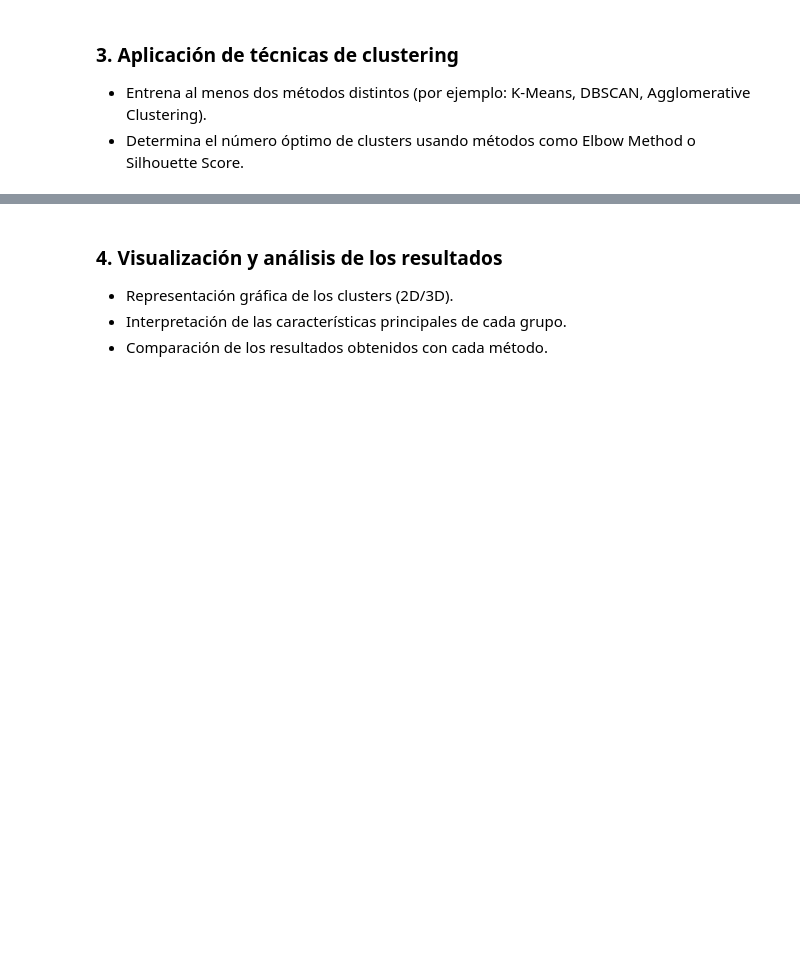
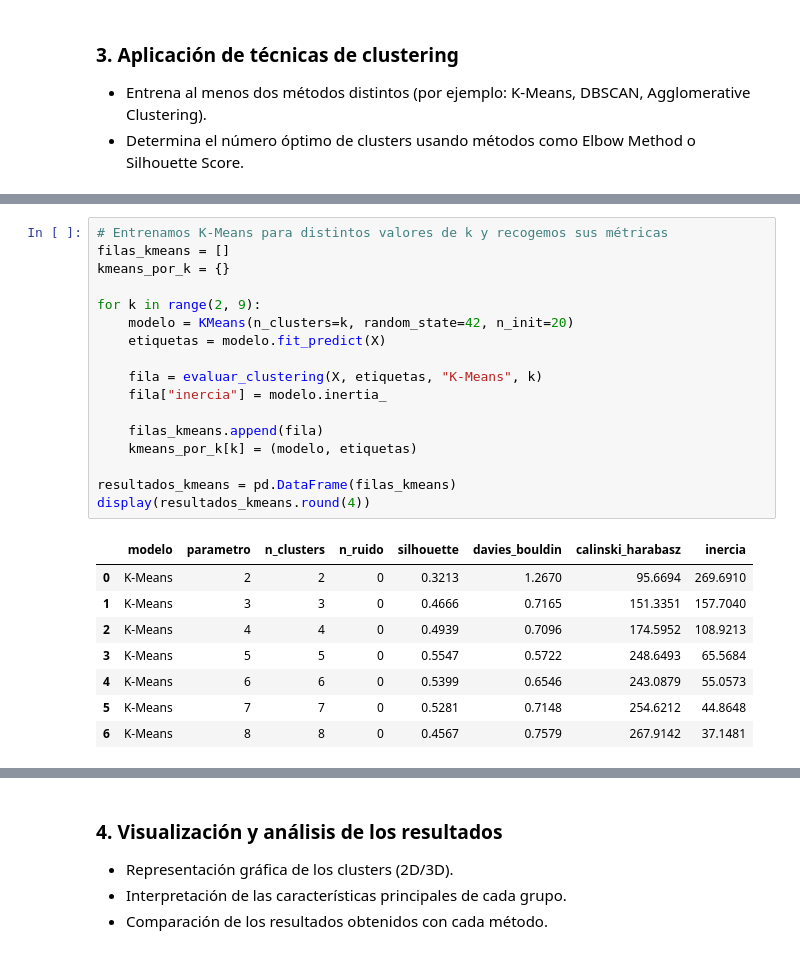
Before and after one commit to QudeCode/MSc-FIAIS-Activity-1, a Jupyter notebook: segmentacion_clientes.ipynb, the cells around one changed output, grey strips where cells are left out. Drawn from its saved outputs; the diff is of its cells as text; blank space fills up the shorter version.

```diff
--- a/segmentacion_clientes.ipynb
+++ b/segmentacion_clientes.ipynb
@@ -273,0 +338,26 @@ max                 2.92                    1.89
+# %%
+# Entrenamos K-Means para distintos valores de k y recogemos sus métricas
+filas_kmeans = []
+kmeans_por_k = {}
+
+for k in range(2, 9):
+    modelo = KMeans(n_clusters=k, random_state=42, n_init=20)
+    etiquetas = modelo.fit_predict(X)
+
+    fila = evaluar_clustering(X, etiquetas, "K-Means", k)
+    fila["inercia"] = modelo.inertia_
+
+    filas_kmeans.append(fila)
+    kmeans_por_k[k] = (modelo, etiquetas)
+
+resultados_kmeans = pd.DataFrame(filas_kmeans)
+display(resultados_kmeans.round(4))
+# %% [output]
+|  | modelo | parametro | n_clusters | n_ruido | silhouette | davies_bouldin | calinski_harabasz | inercia |
+| 0 | K-Means | 2 | 2 | 0 | 0.3213 | 1.2670 | 95.6694 | 269.6910 |
+| 1 | K-Means | 3 | 3 | 0 | 0.4666 | 0.7165 | 151.3351 | 157.7040 |
+| 2 | K-Means | 4 | 4 | 0 | 0.4939 | 0.7096 | 174.5952 | 108.9213 |
+| 3 | K-Means | 5 | 5 | 0 | 0.5547 | 0.5722 | 248.6493 | 65.5684 |
+| 4 | K-Means | 6 | 6 | 0 | 0.5399 | 0.6546 | 243.0879 | 55.0573 |
+| 5 | K-Means | 7 | 7 | 0 | 0.5281 | 0.7148 | 254.6212 | 44.8648 |
+| 6 | K-Means | 8 | 8 | 0 | 0.4567 | 0.7579 | 267.9142 | 37.1481 |
```
Also changed, not shown: parts of 13 cells of this notebook.
